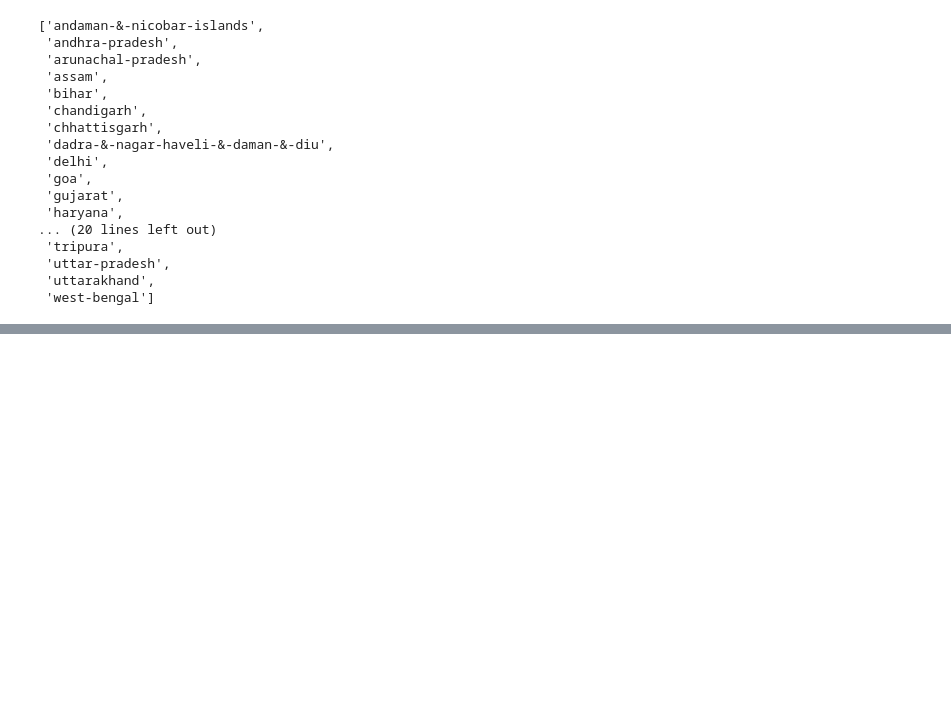
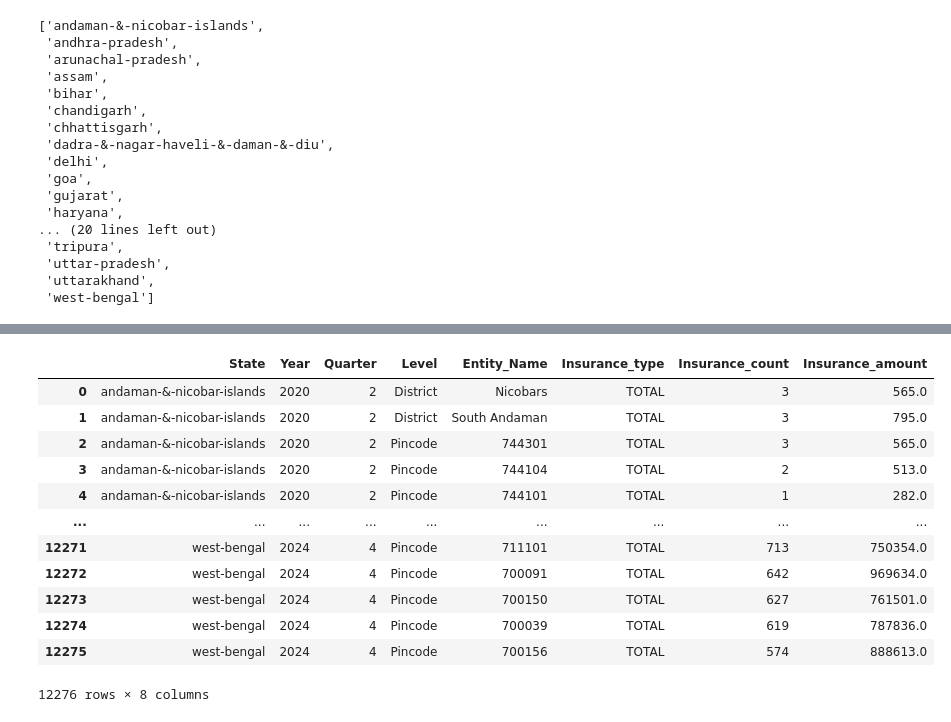
Before and after one commit to Rajaganapathy1201/Capstone-Project, a Jupyter notebook: extraction.ipynb, the cells around one changed output, grey strips where cells are left out. Cells and saved outputs as stored; diff of their text form; code cells hidden in the pictures; blank space fills up the shorter version.

```diff
--- a/extraction.ipynb
+++ b/extraction.ipynb
@@ -123,0 +668,4 @@ Agg_Trans
+# %%
+path="C:/Ganapathy/Capstone-Project/data/data/top/insurance/country/india/state"
+Top_ins_list= os.listdir(path)
+Top_ins_list
@@ -124,3 +690,59 @@ Agg_Trans
+# %%
+clm = {
+    'State': [],
+    'Year': [],
+    'Quarter': [],
+    'Level': [],           # 'State', 'District', or 'Pincode'
+    'Entity_Name': [],     # Name of state/district/pincode
+    'Insurance_type': [],  # Usually 'TOTAL' based on your data
+    'Insurance_count': [],
+    'Insurance_amount': []
+}
+
+for i in Top_ins_list:  # Use the correct insurance directory list
+    p_i = os.path.join(path, i) + "/"
+    Top_yr = os.listdir(p_i)
+    for j in Top_yr:
+        p_j = p_i + j + "/"
+        Top_yr_list = os.listdir(p_j)
+        for k in Top_yr_list:
+            p_k = p_j + k
+            with open(p_k, 'r') as d:
+                Data = json.load(d)
+                for level in ['states', 'districts', 'pincodes']:
+                    entries = Data['data'].get(level, [])
+                    if entries is not None:
+                        for entry in entries:
+                            metric = entry.get('metric', {})
+                            clm['Level'].append(level[:-1].title())  # State, District, Pincode
+                            entity_name = entry.get('entityName', '')
+                            if entity_name is not None:
+                                clm['Entity_Name'].append(str(entity_name).title())
+                            else:
+                                clm['Entity_Name'].append('')
+                            clm['Insurance_type'].append(metric.get('type', ''))
+                            clm['Insurance_count'].append(metric.get('count', 0))
+                            clm['Insurance_amount'].append(metric.get('amount', 0))
+                            clm['State'].append(i)
+                            clm['Year'].append(j)
+                            clm['Quarter'].append(int(k.strip('.json')))
+
+Top_Insurance_df = pd.DataFrame(clm)
+Top_Insurance_df
+# %% [output]
+|  | State | Year | Quarter | Level | Entity_Name | Insurance_type | Insurance_count | Insurance_amount |
+| 0 | andaman-&-nicobar-islands | 2020 | 2 | District | Nicobars | TOTAL | 3 | 565.0 |
+| 1 | andaman-&-nicobar-islands | 2020 | 2 | District | South Andaman | TOTAL | 3 | 795.0 |
+| 2 | andaman-&-nicobar-islands | 2020 | 2 | Pincode | 744301 | TOTAL | 3 | 565.0 |
+| 3 | andaman-&-nicobar-islands | 2020 | 2 | Pincode | 744104 | TOTAL | 2 | 513.0 |
+| 4 | andaman-&-nicobar-islands | 2020 | 2 | Pincode | 744101 | TOTAL | 1 | 282.0 |
+| ... | ... | ... | ... | ... | ... | ... | ... | ... |
+| 12271 | west-bengal | 2024 | 4 | Pincode | 711101 | TOTAL | 713 | 750354.0 |
+| 12272 | west-bengal | 2024 | 4 | Pincode | 700091 | TOTAL | 642 | 969634.0 |
+| 12273 | west-bengal | 2024 | 4 | Pincode | 700150 | TOTAL | 627 | 761501.0 |
+| 12274 | west-bengal | 2024 | 4 | Pincode | 700039 | TOTAL | 619 | 787836.0 |
+| 12275 | west-bengal | 2024 | 4 | Pincode | 700156 | TOTAL | 574 | 888613.0 |
+12276 rows × 8 columns
 # %%
 pip install pymysql
 # %% [output]
```
Also changed, not shown: parts of 37 cells of this notebook, 2 other files.
